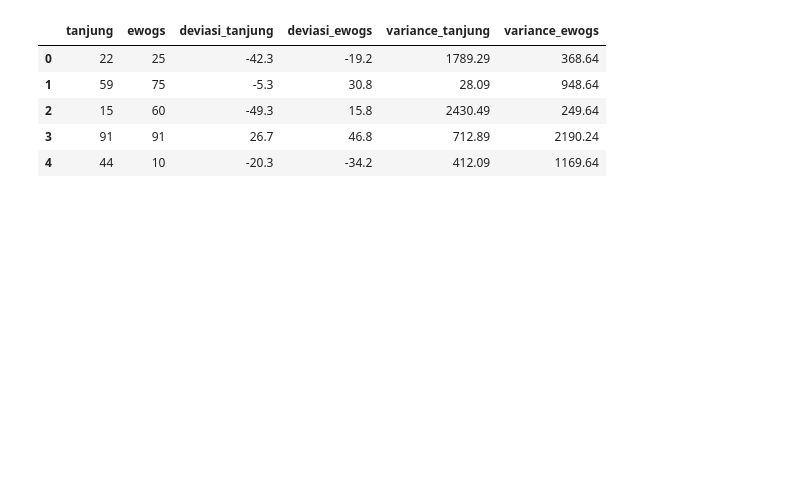
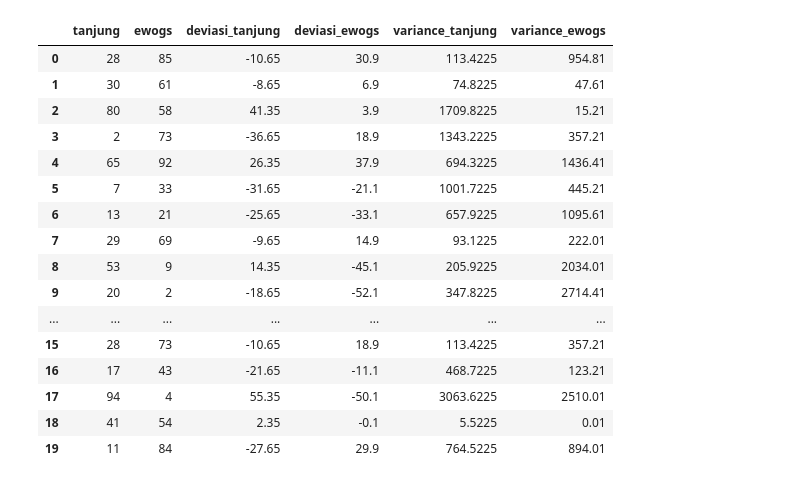
Before and after one commit to oskhar/Statistika-Deskriptif, a Jupyter notebook: Kelompok_2.ipynb, the cells around one changed output. Saved outputs shown, nothing was run; the diff lists cells and outputs as text; code cells hidden in the pictures; blank space fills up the shorter version.

```diff
--- a/Kelompok_2.ipynb
+++ b/Kelompok_2.ipynb
@@ -8,41 +8,52 @@
 import numpy as np
 import pandas as pd
 import matplotlib.pyplot as plt, seaborn as sns
 import random as rd
 from scipy import stats
 
 # Deklarasi variabel
 data = {
-    "tanjung": [rd.randint(0,100) for i in range(10)],
-    "ewogs": [rd.randint(0,100) for i in range(10)]
+    "tanjung": [rd.randint(0,100) for i in range(20)],
+    "ewogs": [rd.randint(0,100) for i in range(20)]
 }
 tmp = {
     "tanjung": {},
     "ewogs": {}
 }
 show = pd.DataFrame(data)
 
 # Menghitung rata rata
 tmp["tanjung"]["mean"] = show["tanjung"].mean()
 tmp["ewogs"]["mean"] = show["ewogs"].mean()
 
 # Menghitung deviasi
 show["deviasi_tanjung"] = show["tanjung"] - tmp["tanjung"]["mean"]
 show["deviasi_ewogs"] = show["ewogs"] - tmp["ewogs"]["mean"]
 
 # Menghitung variance
 show["variance_tanjung"] = show["deviasi_tanjung"]**2
 show["variance_ewogs"] = show["deviasi_ewogs"]**2
 
 # Menampilkan data
-show.head()
+show.head(20)
 # %% [output]
 |  | tanjung | ewogs | deviasi_tanjung | deviasi_ewogs | variance_tanjung | variance_ewogs |
-| 0 | 22 | 25 | -42.3 | -19.2 | 1789.29 | 368.64 |
-| 1 | 59 | 75 | -5.3 | 30.8 | 28.09 | 948.64 |
-| 2 | 15 | 60 | -49.3 | 15.8 | 2430.49 | 249.64 |
-| 3 | 91 | 91 | 26.7 | 46.8 | 712.89 | 2190.24 |
-| 4 | 44 | 10 | -20.3 | -34.2 | 412.09 | 1169.64 |
+| 0 | 28 | 85 | -10.65 | 30.9 | 113.4225 | 954.81 |
+| 1 | 30 | 61 | -8.65 | 6.9 | 74.8225 | 47.61 |
+| 2 | 80 | 58 | 41.35 | 3.9 | 1709.8225 | 15.21 |
+| 3 | 2 | 73 | -36.65 | 18.9 | 1343.2225 | 357.21 |
+| 4 | 65 | 92 | 26.35 | 37.9 | 694.3225 | 1436.41 |
+| 5 | 7 | 33 | -31.65 | -21.1 | 1001.7225 | 445.21 |
+| 6 | 13 | 21 | -25.65 | -33.1 | 657.9225 | 1095.61 |
+| 7 | 29 | 69 | -9.65 | 14.9 | 93.1225 | 222.01 |
+| 8 | 53 | 9 | 14.35 | -45.1 | 205.9225 | 2034.01 |
+| 9 | 20 | 2 | -18.65 | -52.1 | 347.8225 | 2714.41 |
+| ... | ... | ... | ... | ... | ... | ... |
+| 15 | 28 | 73 | -10.65 | 18.9 | 113.4225 | 357.21 |
+| 16 | 17 | 43 | -21.65 | -11.1 | 468.7225 | 123.21 |
+| 17 | 94 | 4 | 55.35 | -50.1 | 3063.6225 | 2510.01 |
+| 18 | 41 | 54 | 2.35 | -0.1 | 5.5225 | 0.01 |
+| 19 | 11 | 84 | -27.65 | 29.9 | 764.5225 | 894.01 |
 # %%
 # Menghitung rata rata variance
 tmp["tanjung"]["variance"] = show["variance_tanjung"].mean()
```
Also changed, not shown: parts of 2 cells of this notebook.
